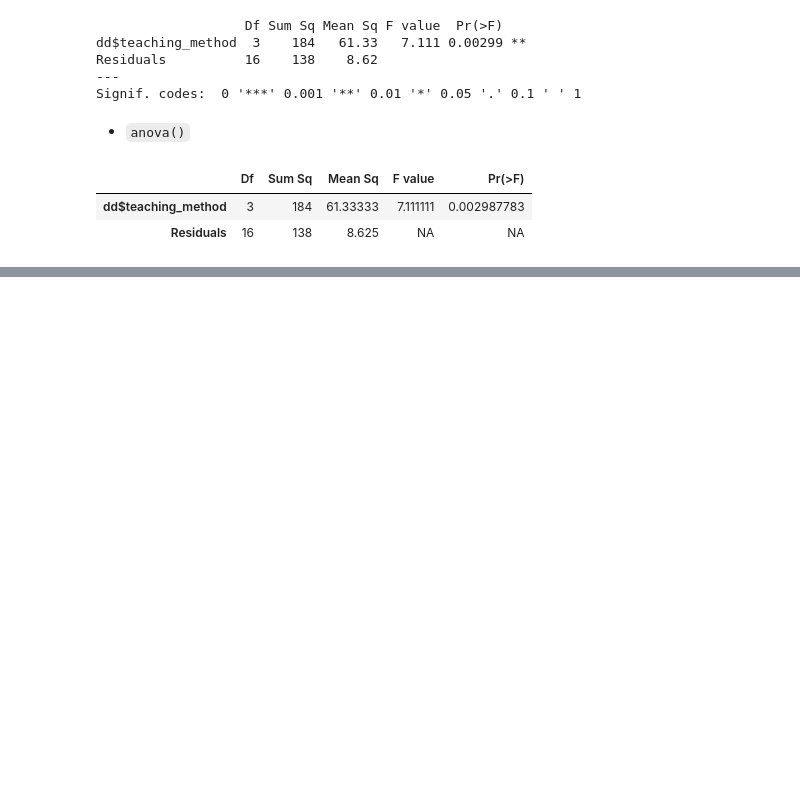
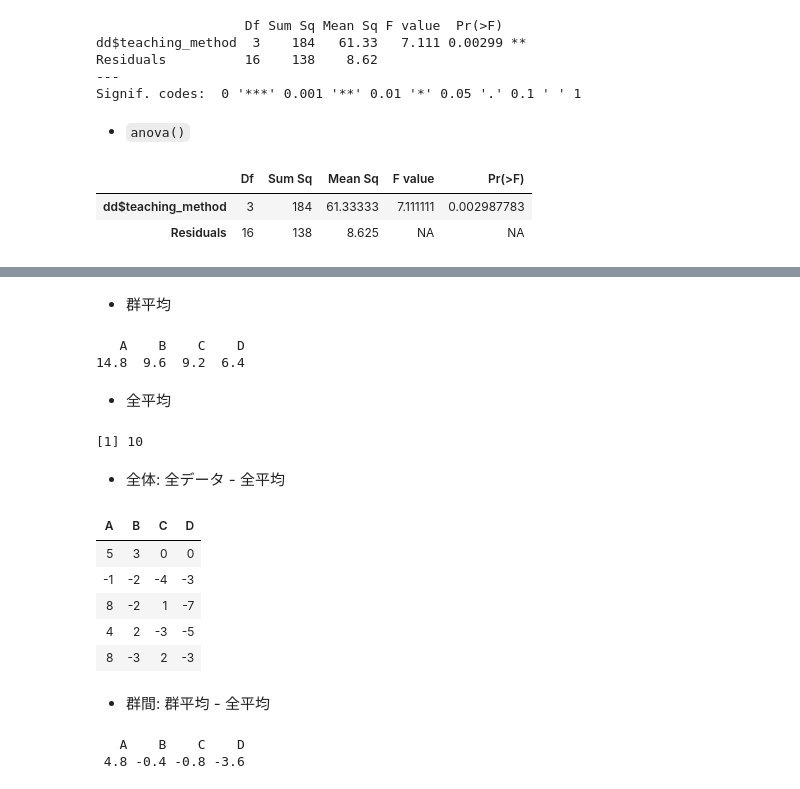
Before and after one commit to whatalnk/r-easy-stat, a Jupyter notebook: Chap07.ipynb, the cells around one changed output, grey strips where cells are left out. Drawn from its saved outputs; the diff is of its cells as text; code cells hidden in the pictures; blank space fills up the shorter version.

```diff
--- a/Chap07.ipynb
+++ b/Chap07.ipynb
@@ -192,0 +195,6 @@ lm(dd$stat_test2 ~ dd$teaching_method) %>>% anova
+# %%
+all_data <- d %>>%
+    split(.$teaching_method) %>>%
+    purrr::map(~ .[["stat_test2"]]) %>>%
+    rlist::list.cbind()
+all_data
@@ -192,0 +212,35 @@ lm(dd$stat_test2 ~ dd$teaching_method) %>>% anova
+# %% [markdown]
+* 群平均
+# %%
+group_means <- colMeans(all_data)
+group_means
+# %% [output]
+   A    B    C    D
+14.8  9.6  9.2  6.4
+# %% [markdown]
+* 全平均
+# %%
+all_mean <- mean(all_data)
+all_mean
+# %% [output]
+[1] 10
+# %% [markdown]
+* 全体: 全データ - 全平均
+# %%
+all_dev <- all_data - all_mean
+all_dev
+# %% [output]
+| A | B | C | D |
+| 5 | 3 | 0 | 0 |
+| -1 | -2 | -4 | -3 |
+| 8 | -2 | 1 | -7 |
+| 4 | 2 | -3 | -5 |
+| 8 | -3 | 2 | -3 |
+# %% [markdown]
+* 群間: 群平均 - 全平均
+# %%
+inter_group <- group_means - all_mean
+inter_group
+# %% [output]
+   A    B    C    D
+ 4.8 -0.4 -0.8 -3.6
```
Also changed, not shown: parts of 26 cells of this notebook.
